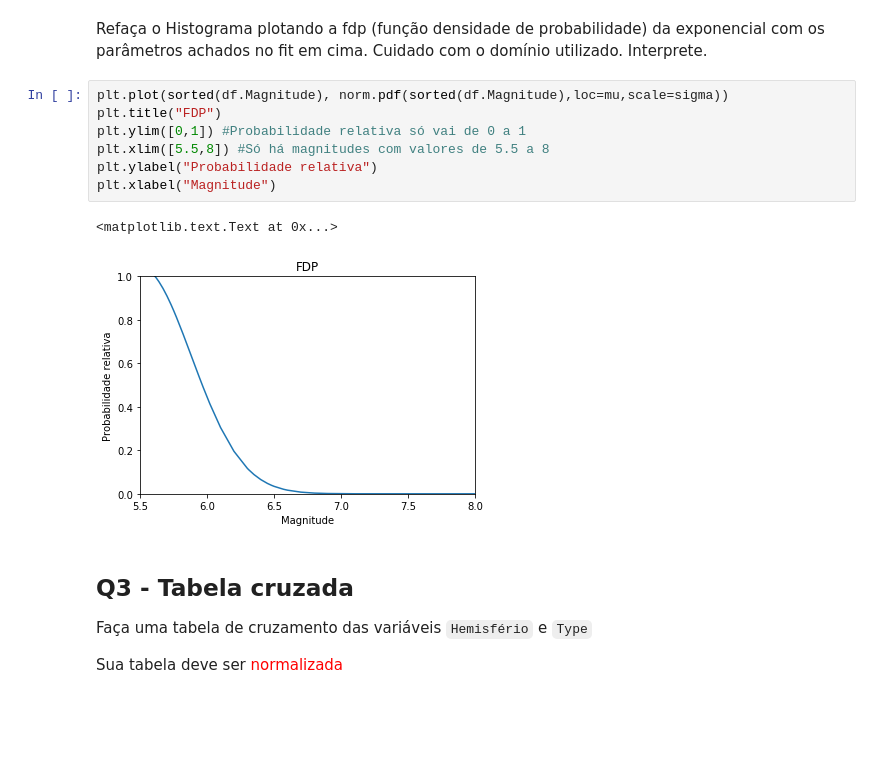
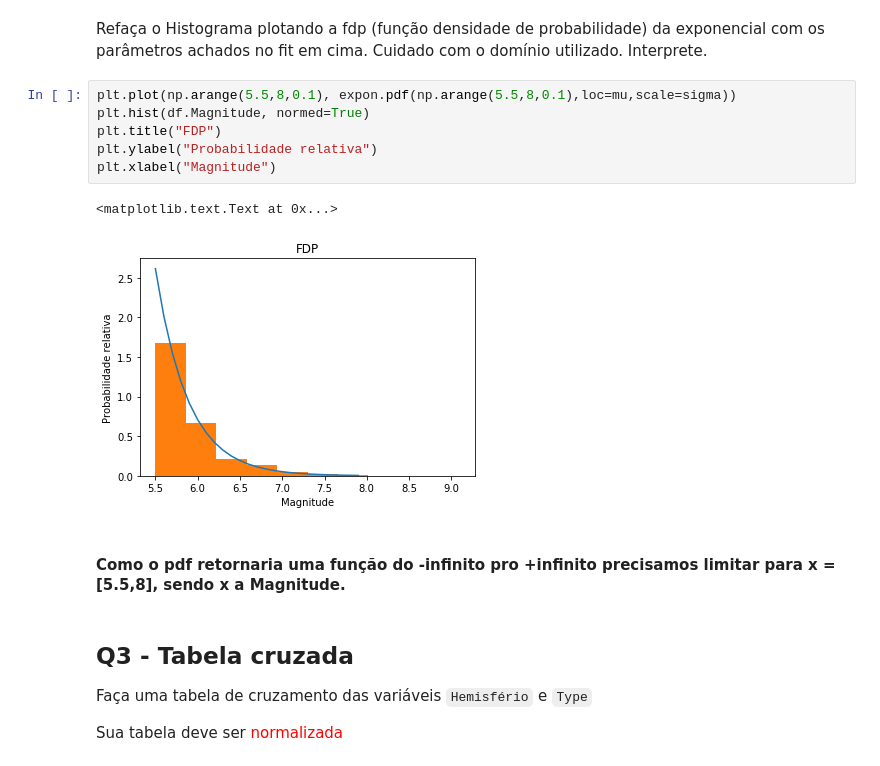
Before and after one commit to vitorsv1/APS5-CD, a Jupyter notebook: APS5_alunos_Vitor.ipynb, the cells around one changed output. Cells and saved outputs as stored; diff of their text form; blank space fills up the shorter version.

```diff
--- a/APS5_alunos_Vitor.ipynb
+++ b/APS5_alunos_Vitor.ipynb
@@ -82,16 +82,17 @@ print("loc = {0}    scale = {1}" .format(mu,sigma))
 loc = 5.499999999671081    scale = 0.3825486488509098
 # %% [markdown]
 Refaça o Histograma plotando a fdp (função densidade de probabilidade) da exponencial com os parâmetros achados no fit em cima. Cuidado com o domínio utilizado. Interprete.
-# %%
-plt.plot(sorted(df.Magnitude), norm.pdf(sorted(df.Magnitude),loc=mu,scale=sigma))
-plt.title("FDP")
-plt.ylim([0,1]) #Probabilidade relativa só vai de 0 a 1
-plt.xlim([5.5,8]) #Só há magnitudes com valores de 5.5 a 8
-plt.ylabel("Probabilidade relativa")
-plt.xlabel("Magnitude")
-# %% [output]
-<matplotlib.text.Text at 0x...>
-[figure, removed]
+# %%
+plt.plot(np.arange(5.5,8,0.1), expon.pdf(np.arange(5.5,8,0.1),loc=mu,scale=sigma))
+plt.hist(df.Magnitude, normed=True)
+plt.title("FDP")
+plt.ylabel("Probabilidade relativa")
+plt.xlabel("Magnitude")
+# %% [output]
+<matplotlib.text.Text at 0x...>
+[figure, added]
+# %% [markdown]
+#### Como o pdf retornaria uma função do -infinito pro +infinito precisamos limitar para x = [5.5,8], sendo x a Magnitude.
 # %% [markdown]
 ## Q3 - Tabela cruzada
 
```
Also changed, not shown: parts of 8 cells of this notebook.
